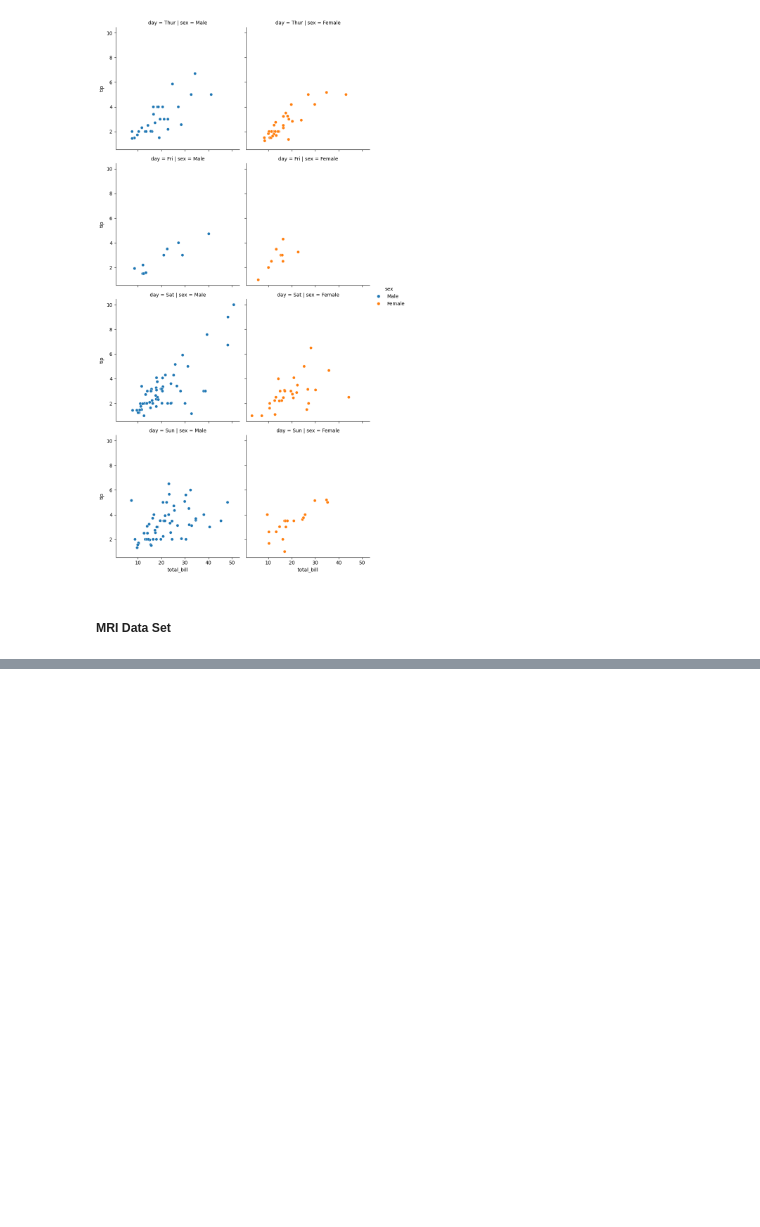
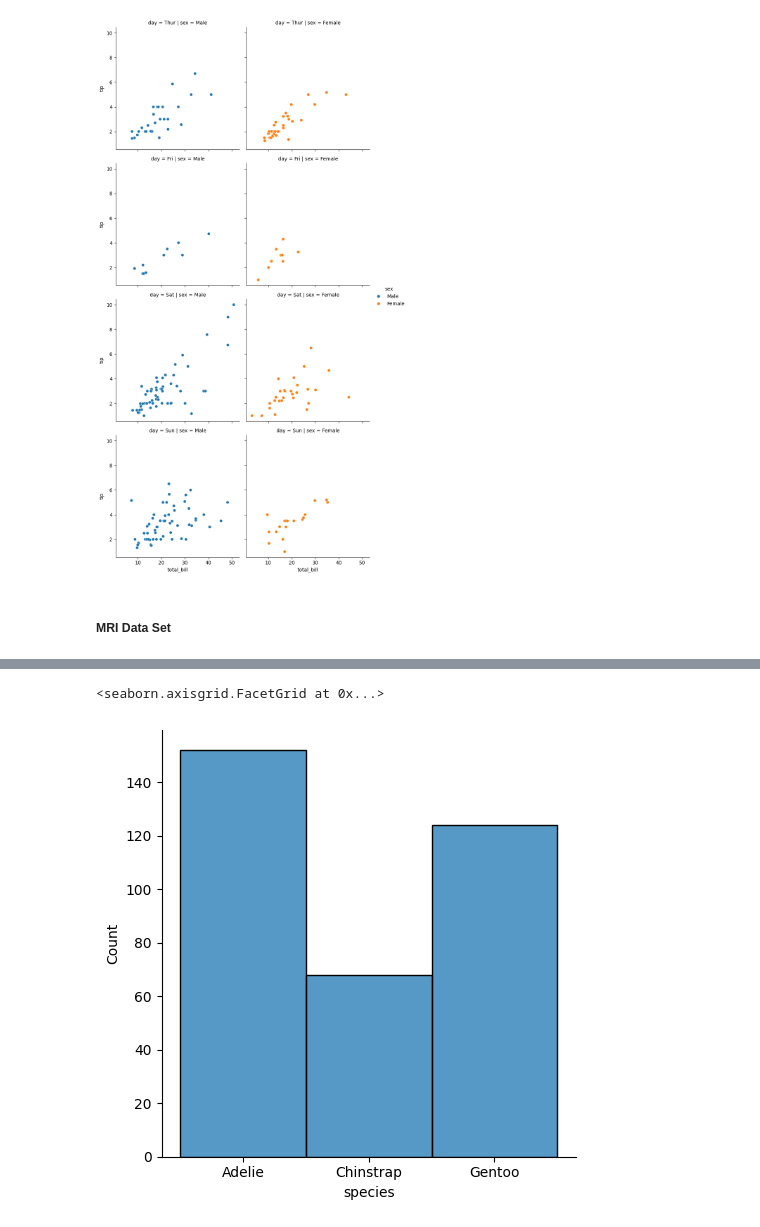
Before and after one commit to KamranMdShaikh/mlops_gitngithub, a Jupyter notebook: data_visualizaion.ipynb, the cells around one changed output, grey strips where cells are left out. Saved outputs shown, nothing was run; the diff lists cells and outputs as text; code cells hidden in the pictures; blank space fills up the shorter version.

```diff
--- a/data_visualizaion.ipynb
+++ b/data_visualizaion.ipynb
@@ -74,0 +107,3 @@ plot = sns.relplot(
+# %%
+penguin_data = sns.load_dataset("penguins")
+display(penguin_data.head())
@@ -74,0 +117,9 @@ plot = sns.relplot(
+# %%
+sns.displot(
+
+    data=penguin_data,
+    x='species',
+)
+# %% [output]
+<seaborn.axisgrid.FacetGrid at 0x...>
+[figure, added]
```
Also changed, not shown: parts of 5 cells of this notebook.
